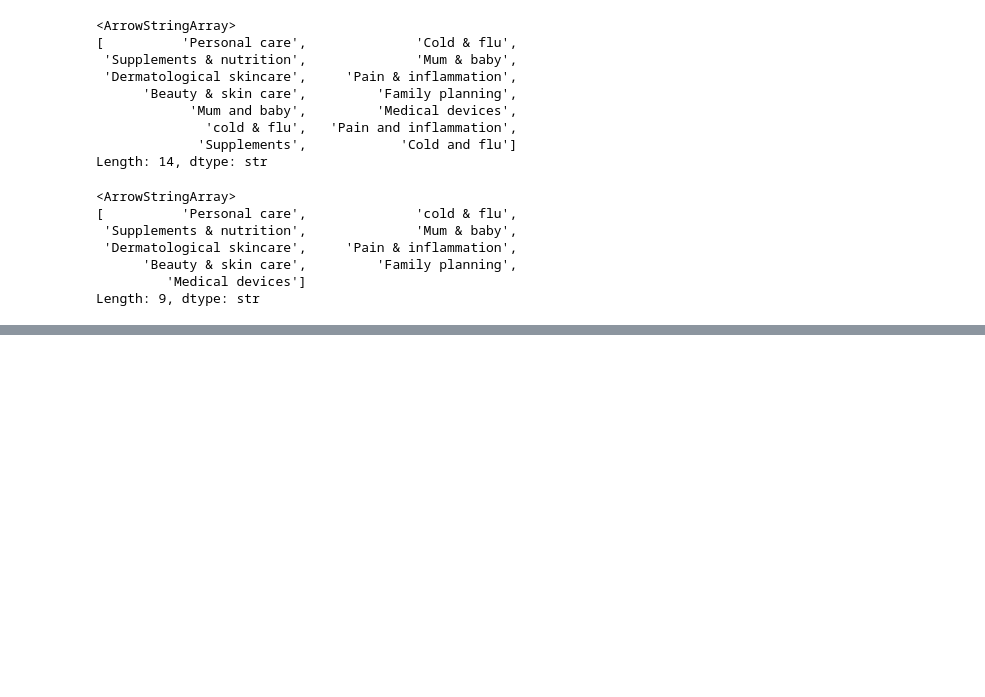
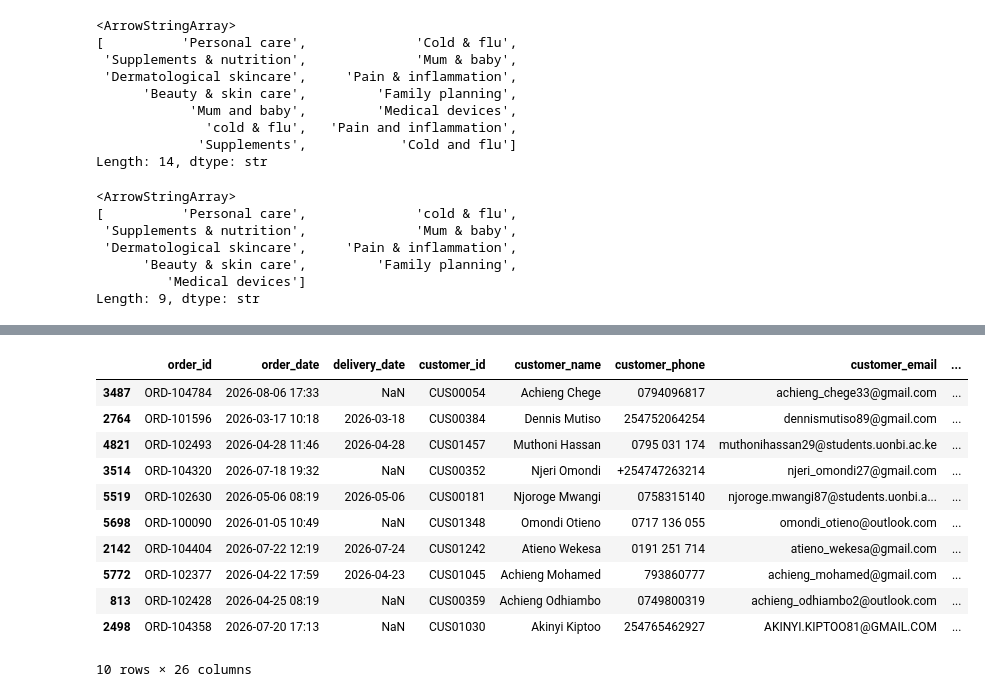
Before and after one commit to pinkleather221/new_app, a Jupyter notebook: notebooks/pharmacy_sales.ipynb, the cells around one changed output, grey strips where cells are left out. Saved outputs shown, nothing was run; the diff lists cells and outputs as text; code cells hidden in the pictures; blank space fills up the shorter version.

Commit message:
Continued with EDA , cleaning columns and removing duplicates

```diff
--- a/notebooks/pharmacy_sales.ipynb
+++ b/notebooks/pharmacy_sales.ipynb
@@ -308,0 +344,10 @@ Length: 9, dtype: str
+# %%
+df["payment_method"] = df["payment_method"].replace(
+    {
+        'Mpesa' : 'M-pesa',
+        'Visa' : 'Card'
+    }
+)
+# %%
+# promocodes column(
+df["promo_code"] = df["promo_code"].str.strip().str.upper()
@@ -308,0 +365,2 @@ Length: 9, dtype: str
+# %%
+df["promo_code"] = df["promo_code"].str.replace(r'[\s-]', '', regex=True)
@@ -308,0 +387,2 @@ Length: 9, dtype: str
+# %%
+df["product_name"] = df["product_name"].str.strip().str.capitalize()
@@ -308,0 +409,15 @@ Length: 9, dtype: str
+# %%
+df.sample(10, random_state = 30)
+# %% [output]
+|  | order_id | order_date | delivery_date | customer_id | customer_name | customer_phone | customer_email | ... |
+| 3487 | ORD-104784 | 2026-08-06 17:33 | NaN | CUS00054 | Achieng Chege | 0794096817 | achieng_chege33@gmail.com | ... |
+| 2764 | ORD-101596 | 2026-03-17 10:18 | 2026-03-18 | CUS00384 | Dennis Mutiso | 254752064254 | dennismutiso89@gmail.com | ... |
+| 4821 | ORD-102493 | 2026-04-28 11:46 | 2026-04-28 | CUS01457 | Muthoni Hassan | 0795 031 174 | muthonihassan29@students.uonbi.ac.ke | ... |
+| 3514 | ORD-104320 | 2026-07-18 19:32 | NaN | CUS00352 | Njeri Omondi | +254747263214 | njeri_omondi27@gmail.com | ... |
+| 5519 | ORD-102630 | 2026-05-06 08:19 | 2026-05-06 | CUS00181 | Njoroge Mwangi | 0758315140 | njoroge.mwangi87@students.uonbi.a... | ... |
+| 5698 | ORD-100090 | 2026-01-05 10:49 | NaN | CUS01348 | Omondi Otieno | 0717 136 055 | omondi_otieno@outlook.com | ... |
+| 2142 | ORD-104404 | 2026-07-22 12:19 | 2026-07-24 | CUS01242 | Atieno Wekesa | 0191 251 714 | atieno_wekesa@gmail.com | ... |
+| 5772 | ORD-102377 | 2026-04-22 17:59 | 2026-04-23 | CUS01045 | Achieng Mohamed | 793860777 | achieng_mohamed@gmail.com | ... |
+| 813 | ORD-102428 | 2026-04-25 08:19 | NaN | CUS00359 | Achieng Odhiambo | 0749800319 | achieng_odhiambo2@outlook.com | ... |
+| 2498 | ORD-104358 | 2026-07-20 17:13 | NaN | CUS01030 | Akinyi Kiptoo | 254765462927 | AKINYI.KIPTOO81@GMAIL.COM | ... |
+10 rows × 26 columns
```
Also changed, not shown: parts of 23 cells of this notebook.
